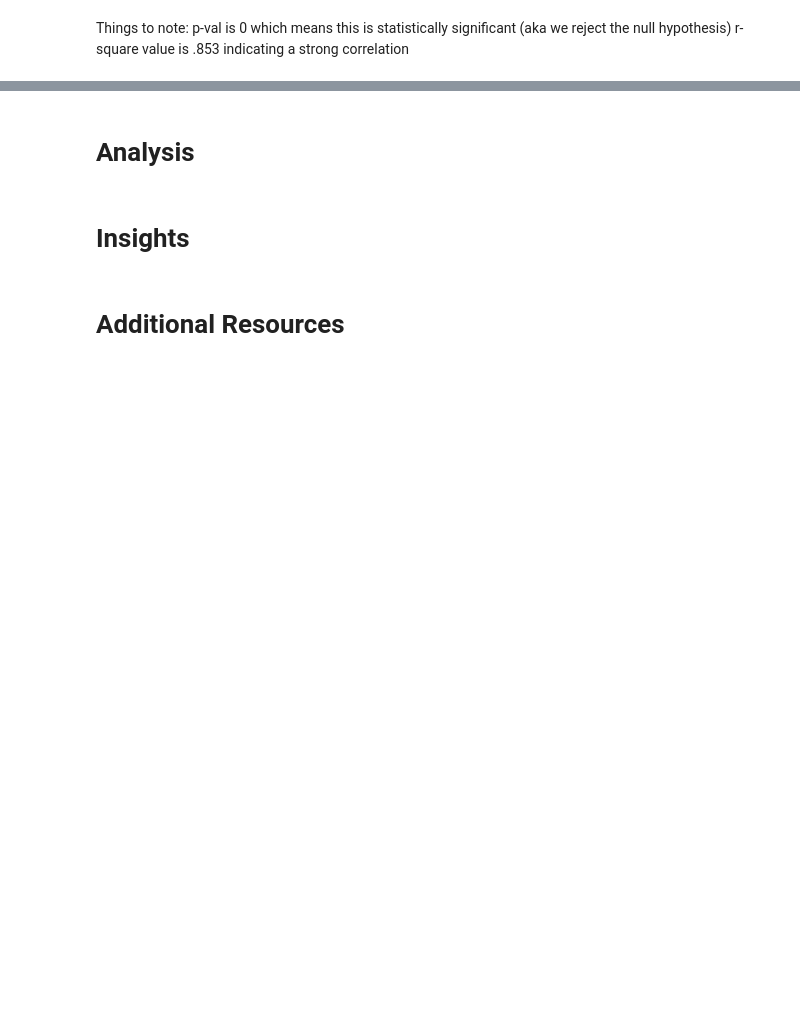
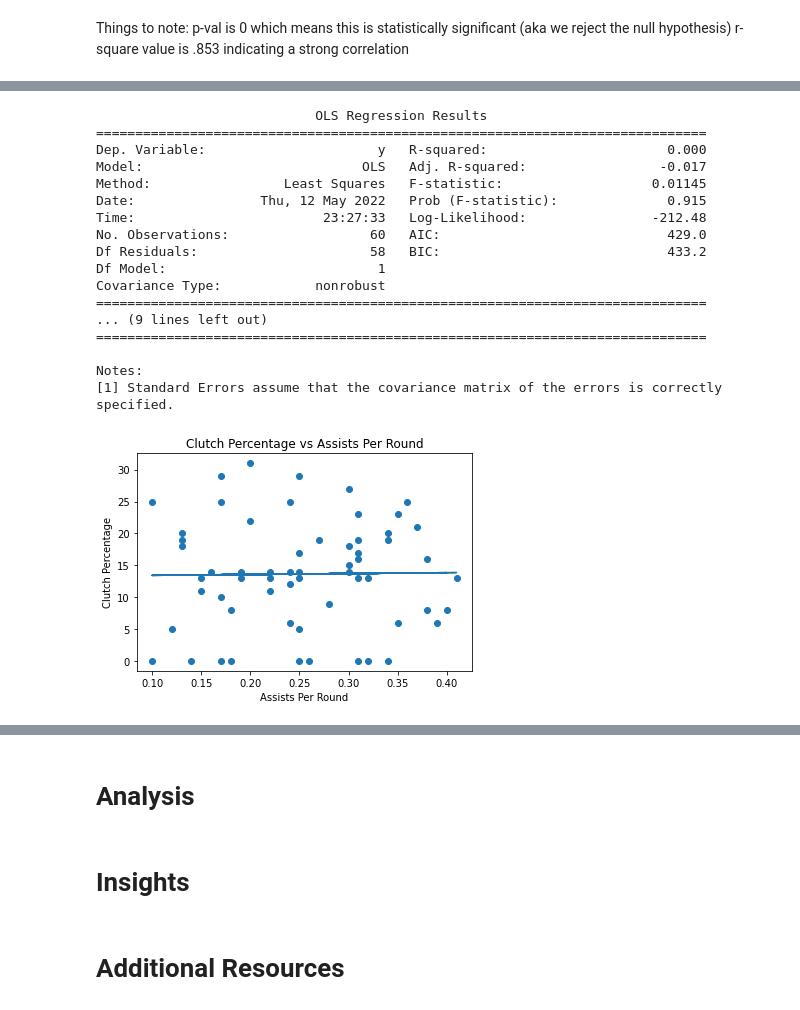
Before and after one commit to shwaylay/cmsc320project, a Jupyter notebook: FinalProject.ipynb, the cells around one changed output, grey strips where cells are left out. Drawn from its saved outputs; the diff is of its cells as text; code cells hidden in the pictures; blank space fills up the shorter version.

```diff
--- a/FinalProject.ipynb
+++ b/FinalProject.ipynb
@@ -200,0 +236,33 @@ r-square value is .853 indicating a strong correlation
+# %%
+X = val_data['APR']
+y = [int((x[:-1])) for x in val_data['CL%']]
+
+X2 = sm.add_constant(X)
+reg = sm.OLS(y, X2).fit()
+
+print(reg.summary())
+plt.plot(X, reg.predict([[1,i] for i in X]))
+plt.scatter(val_data['APR'], y)
+plt.xlabel('Assists Per Round')
+plt.ylabel('Clutch Percentage')
+plt.title('Clutch Percentage vs Assists Per Round')
+plt.show()
+# %% [output]
+                            OLS Regression Results
+==============================================================================
+Dep. Variable:                      y   R-squared:                       0.000
+Model:                            OLS   Adj. R-squared:                 -0.017
+Method:                 Least Squares   F-statistic:                   0.01145
+Date:                Thu, 12 May 2022   Prob (F-statistic):              0.915
+Time:                        23:27:33   Log-Likelihood:                -212.48
+No. Observations:                  60   AIC:                             429.0
+Df Residuals:                      58   BIC:                             433.2
+Df Model:                           1
+Covariance Type:            nonrobust
+==============================================================================
+... (9 lines left out)
+==============================================================================
+
+Notes:
+[1] Standard Errors assume that the covariance matrix of the errors is correctly specified.
+[figure, added]
```
Also changed, not shown: parts of 6 cells of this notebook.
